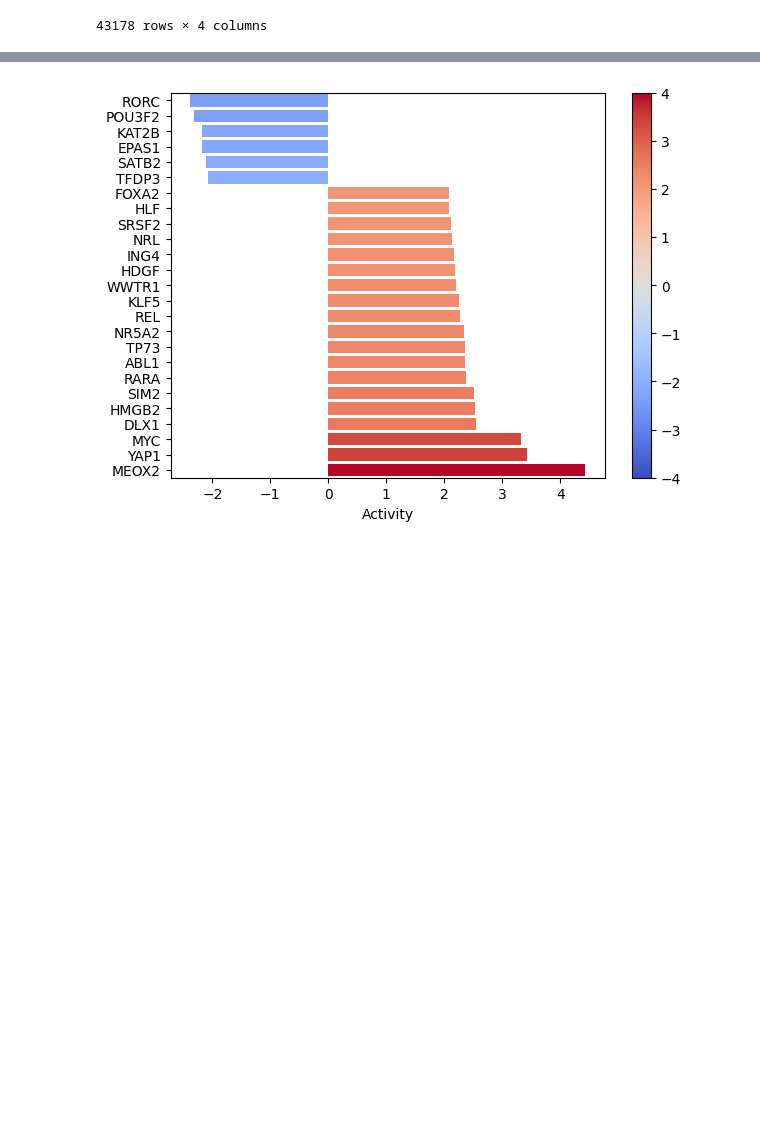
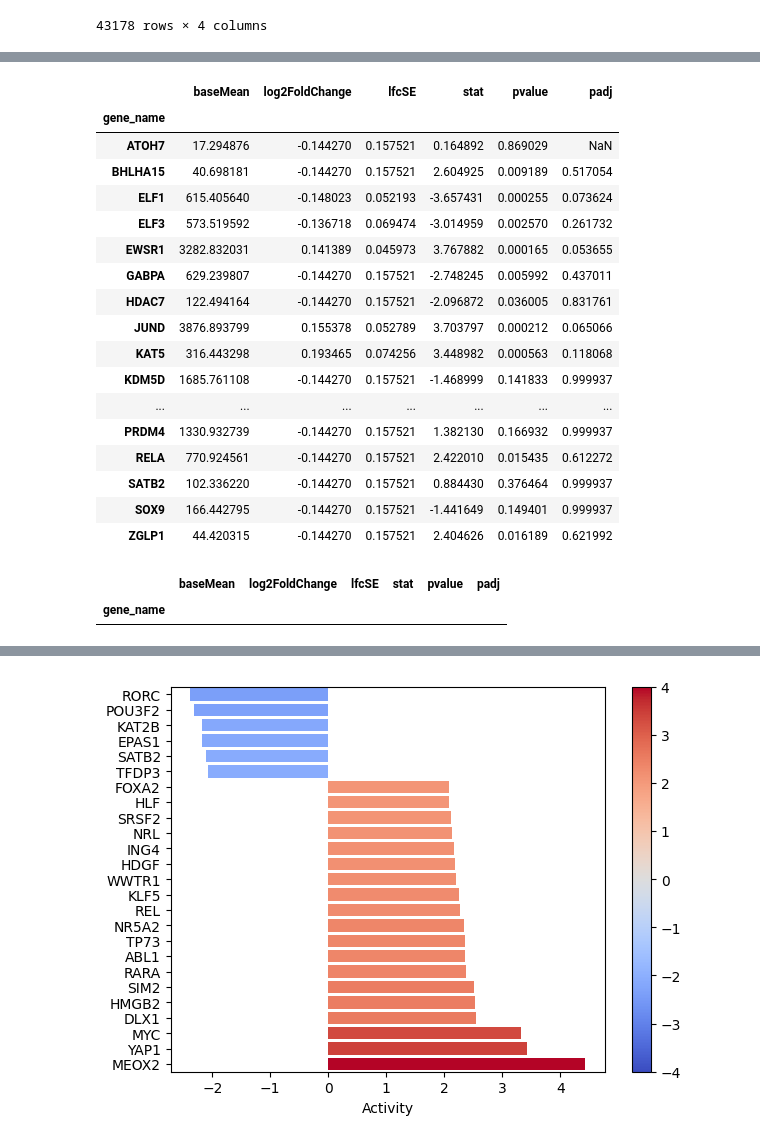
Before and after one commit to AlexanderFastner/MAFA_functional_analysis, a Jupyter notebook: notebooks/direct_comparison_WT_Control_02.ipynb, the cells around one changed output, grey strips where cells are left out. Cells and saved outputs as stored; diff of their text form; code cells hidden in the pictures; blank space fills up the shorter version.

```diff
--- a/notebooks/direct_comparison_WT_Control_02.ipynb
+++ b/notebooks/direct_comparison_WT_Control_02.ipynb
@@ -349,0 +350,14 @@ collectri
+# %%
+# Infer TF activities with ulm
+tf_acts, tf_pvals = dc.run_ulm(mat=mat, net=collectri, verbose=True)
+#make copy to make table from
+table_tf_acts = tf_acts
+table_tf_pvals = tf_pvals
+table_tf_acts = table_tf_acts.rename(index={"treatment.vs.control": "TF_Activity"})
+table_tf_pvals = table_tf_pvals.rename(index={"treatment.vs.control": "TF_pvalue"})
+new_table = pd.concat([table_tf_acts, table_tf_pvals], axis = 0).T
+#actual df
+tf_acts
+
+selected_rows = results_df.loc[[idx for idx in new_table.index if idx in results_df.index]]
+selected_rows
@@ -350 +380,32 @@ collectri
+# %%
+# make selectable for various threshold values
+Threshold_LFC = 0.1
+Threshold_padj = 0.05
+subset_lfc = selected_rows[abs(selected_rows["log2FoldChange"]) > Threshold_LFC]
+subset_lfc
+# %% [output]
+|  | baseMean | log2FoldChange | lfcSE | stat | pvalue | padj |
+| gene_name |  |  |  |  |  |  |
+| ATOH7 | 17.294876 | -0.144270 | 0.157521 | 0.164892 | 0.869029 | NaN |
+| BHLHA15 | 40.698181 | -0.144270 | 0.157521 | 2.604925 | 0.009189 | 0.517054 |
+| ELF1 | 615.405640 | -0.148023 | 0.052193 | -3.657431 | 0.000255 | 0.073624 |
+| ELF3 | 573.519592 | -0.136718 | 0.069474 | -3.014959 | 0.002570 | 0.261732 |
+| EWSR1 | 3282.832031 | 0.141389 | 0.045973 | 3.767882 | 0.000165 | 0.053655 |
+| GABPA | 629.239807 | -0.144270 | 0.157521 | -2.748245 | 0.005992 | 0.437011 |
+| HDAC7 | 122.494164 | -0.144270 | 0.157521 | -2.096872 | 0.036005 | 0.831761 |
+| JUND | 3876.893799 | 0.155378 | 0.052789 | 3.703797 | 0.000212 | 0.065066 |
+| KAT5 | 316.443298 | 0.193465 | 0.074256 | 3.448982 | 0.000563 | 0.118068 |
+| KDM5D | 1685.761108 | -0.144270 | 0.157521 | -1.468999 | 0.141833 | 0.999937 |
+| ... | ... | ... | ... | ... | ... | ... |
+| PRDM4 | 1330.932739 | -0.144270 | 0.157521 | 1.382130 | 0.166932 | 0.999937 |
+| RELA | 770.924561 | -0.144270 | 0.157521 | 2.422010 | 0.015435 | 0.612272 |
+| SATB2 | 102.336220 | -0.144270 | 0.157521 | 0.884430 | 0.376464 | 0.999937 |
+| SOX9 | 166.442795 | -0.144270 | 0.157521 | -1.441649 | 0.149401 | 0.999937 |
+| ZGLP1 | 44.420315 | -0.144270 | 0.157521 | 2.404626 | 0.016189 | 0.621992 |
+# %%
+subset_padj = subset_lfc[abs(subset_lfc["padj"]) < Threshold_padj]
+subset_padj
+# %% [output]
+|  | baseMean | log2FoldChange | lfcSE | stat | pvalue | padj |
+| gene_name |  |  |  |  |  |  |
 # %%
```
Also changed, not shown: parts of 13 cells of this notebook, 18 other files.
